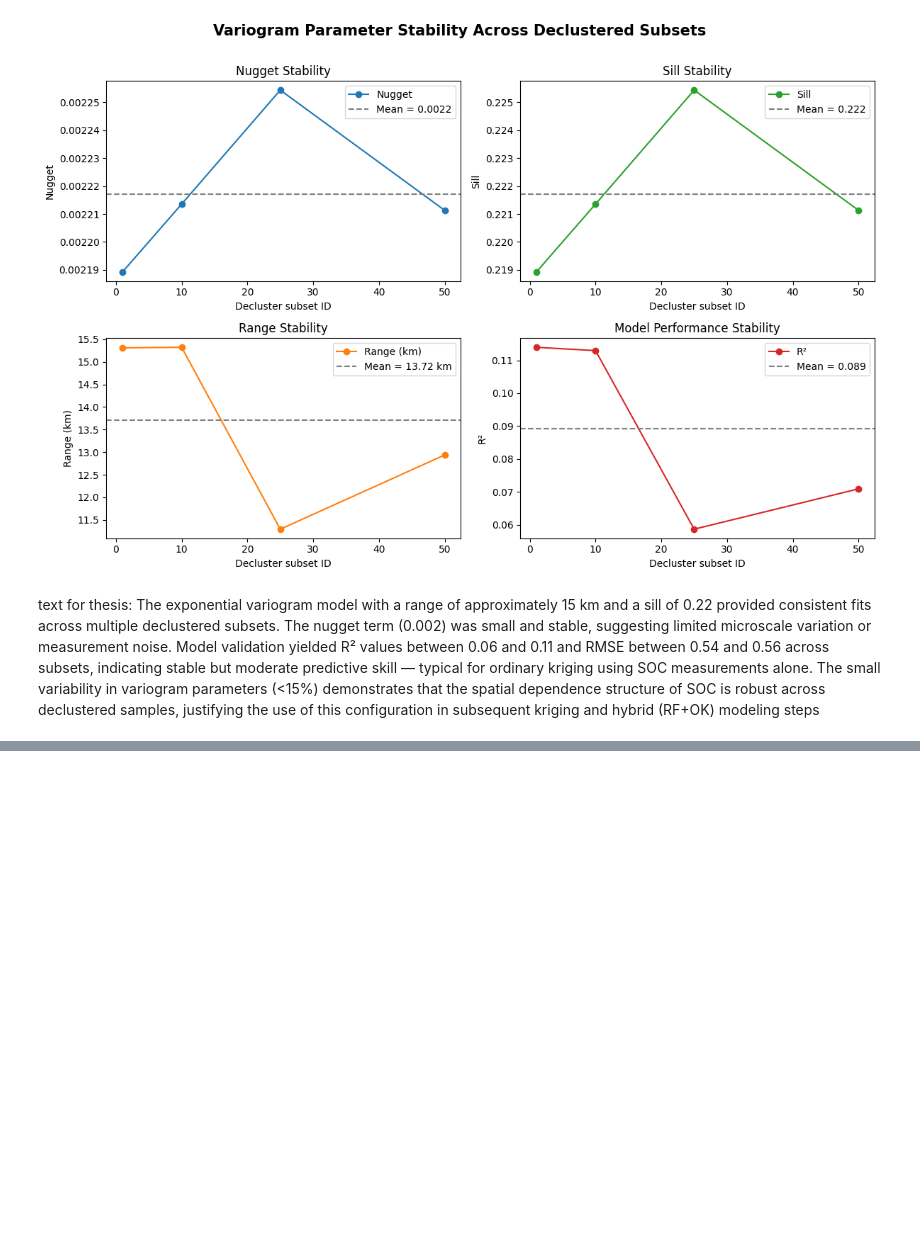
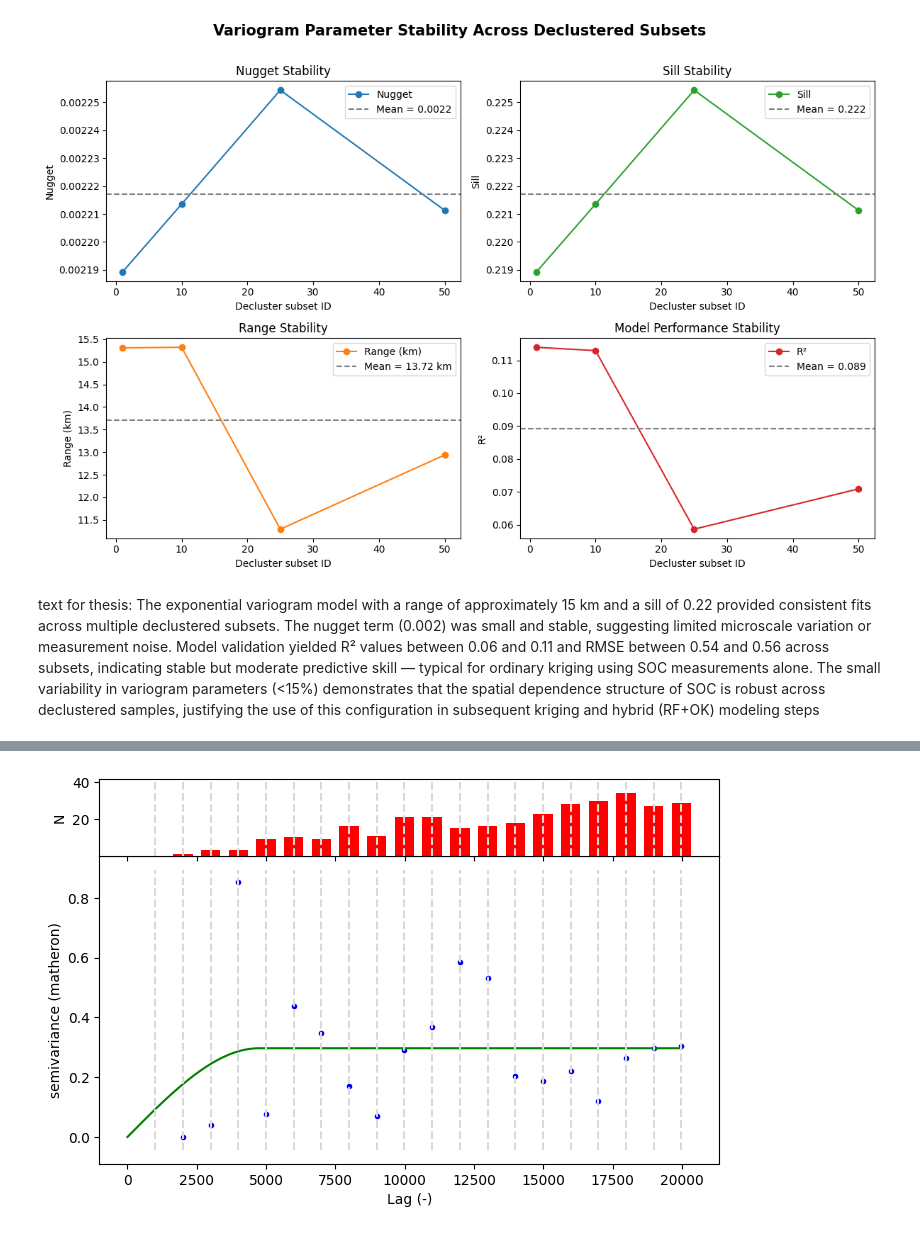
Before and after one commit to inesschwartz/ThesisSoilAngola, a Jupyter notebook: model/OK.ipynb, the cells around one changed output, grey strips where cells are left out. Saved outputs shown, nothing was run; the diff lists cells and outputs as text; code cells hidden in the pictures; blank space fills up the shorter version.

```diff
--- a/model/OK.ipynb
+++ b/model/OK.ipynb
@@ -568,0 +756,8 @@ text for thesis: The exponential variogram model with a range of approximately 1
+# %%
+from skgstat import Variogram
+import matplotlib.pyplot as plt
+
+V = Variogram(coords_train, values_train, model='spherical', maxlag=20000, n_lags=20)
+V.plot()
+plt.show()
+# %% [output]
@@ -568,0 +765 @@ text for thesis: The exponential variogram model with a range of approximately 1
+[figure, added]
```
Also changed, not shown: parts of 5 cells of this notebook, 8 other files.
